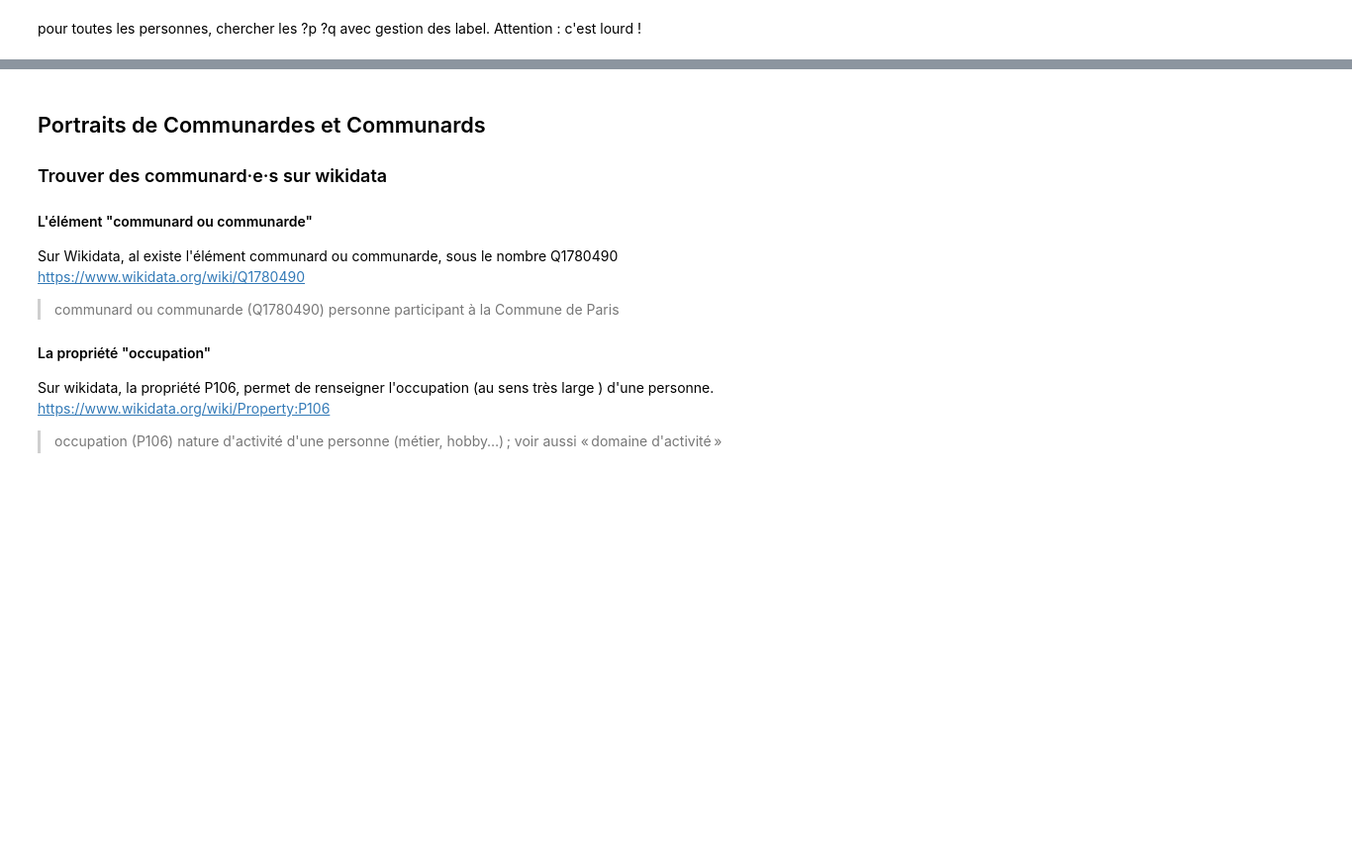
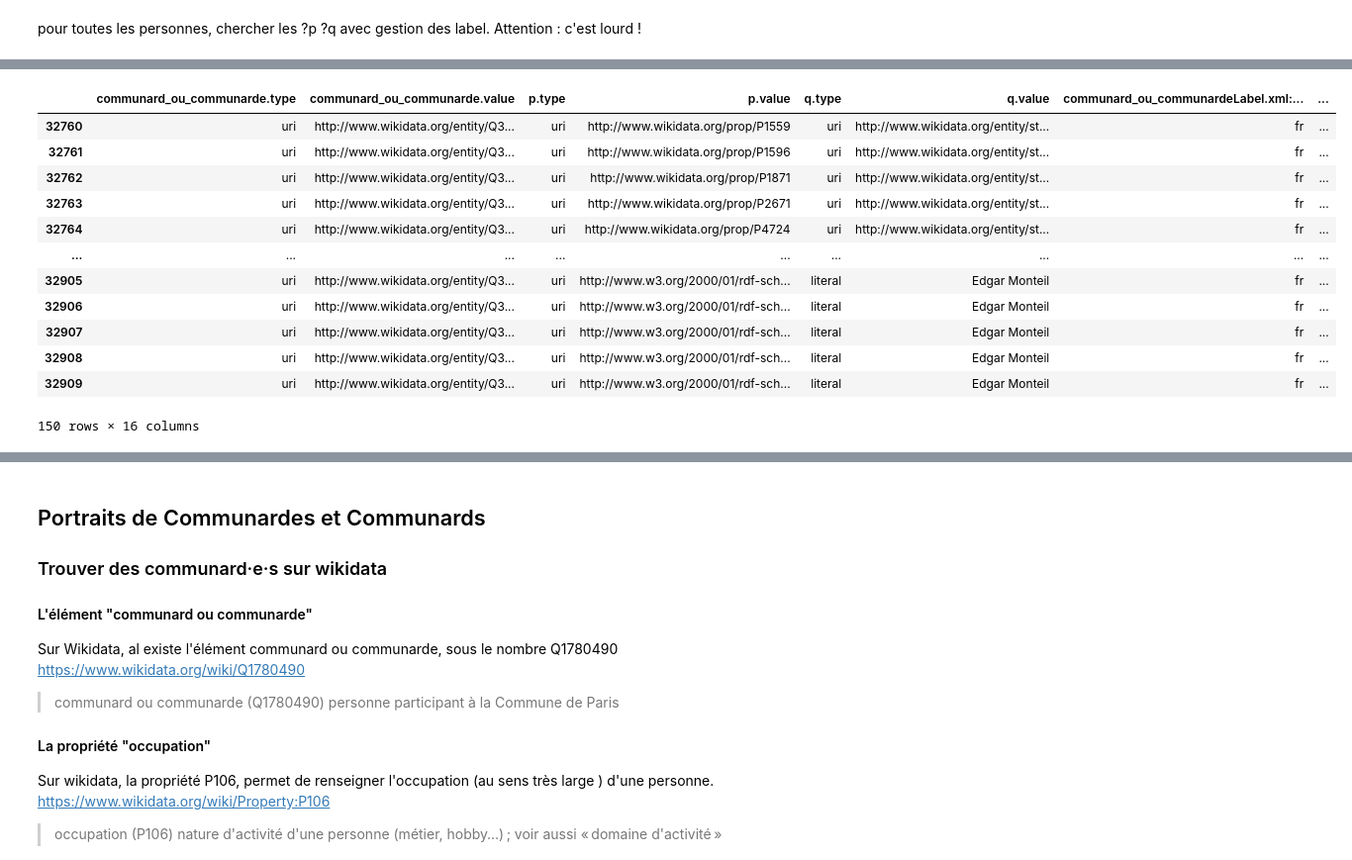
Before and after one commit to silanoc/commune_dans_wikidata, a Jupyter notebook: Commune_dans_wikidata.ipynb, the cells around one changed output, grey strips where cells are left out. Shown at 99% size. Drawn from its saved outputs; the diff is of its cells as text; code cells hidden in the pictures; blank space fills up the shorter version.

```diff
--- a/Commune_dans_wikidata.ipynb
+++ b/Commune_dans_wikidata.ipynb
@@ -264,0 +314,16 @@ df_communard_tous_p_q = extraction_communard_tous_p_q.extraire_et_df()
+# %%
+df_communard_tous_p_q.tail(150)
+# %% [output]
+|  | communard_ou_communarde.type | communard_ou_communarde.value | p.type | p.value | q.type | q.value | communard_ou_communardeLabel.xml:... | ... |
+| 32760 | uri | http://www.wikidata.org/entity/Q3... | uri | http://www.wikidata.org/prop/P1559 | uri | http://www.wikidata.org/entity/st... | fr | ... |
+| 32761 | uri | http://www.wikidata.org/entity/Q3... | uri | http://www.wikidata.org/prop/P1596 | uri | http://www.wikidata.org/entity/st... | fr | ... |
+| 32762 | uri | http://www.wikidata.org/entity/Q3... | uri | http://www.wikidata.org/prop/P1871 | uri | http://www.wikidata.org/entity/st... | fr | ... |
+| 32763 | uri | http://www.wikidata.org/entity/Q3... | uri | http://www.wikidata.org/prop/P2671 | uri | http://www.wikidata.org/entity/st... | fr | ... |
+| 32764 | uri | http://www.wikidata.org/entity/Q3... | uri | http://www.wikidata.org/prop/P4724 | uri | http://www.wikidata.org/entity/st... | fr | ... |
+| ... | ... | ... | ... | ... | ... | ... | ... | ... |
+| 32905 | uri | http://www.wikidata.org/entity/Q3... | uri | http://www.w3.org/2000/01/rdf-sch... | literal | Edgar Monteil | fr | ... |
+| 32906 | uri | http://www.wikidata.org/entity/Q3... | uri | http://www.w3.org/2000/01/rdf-sch... | literal | Edgar Monteil | fr | ... |
+| 32907 | uri | http://www.wikidata.org/entity/Q3... | uri | http://www.w3.org/2000/01/rdf-sch... | literal | Edgar Monteil | fr | ... |
+| 32908 | uri | http://www.wikidata.org/entity/Q3... | uri | http://www.w3.org/2000/01/rdf-sch... | literal | Edgar Monteil | fr | ... |
+| 32909 | uri | http://www.wikidata.org/entity/Q3... | uri | http://www.w3.org/2000/01/rdf-sch... | literal | Edgar Monteil | fr | ... |
+150 rows × 16 columns
```
Also changed, not shown: parts of 11 cells of this notebook.
